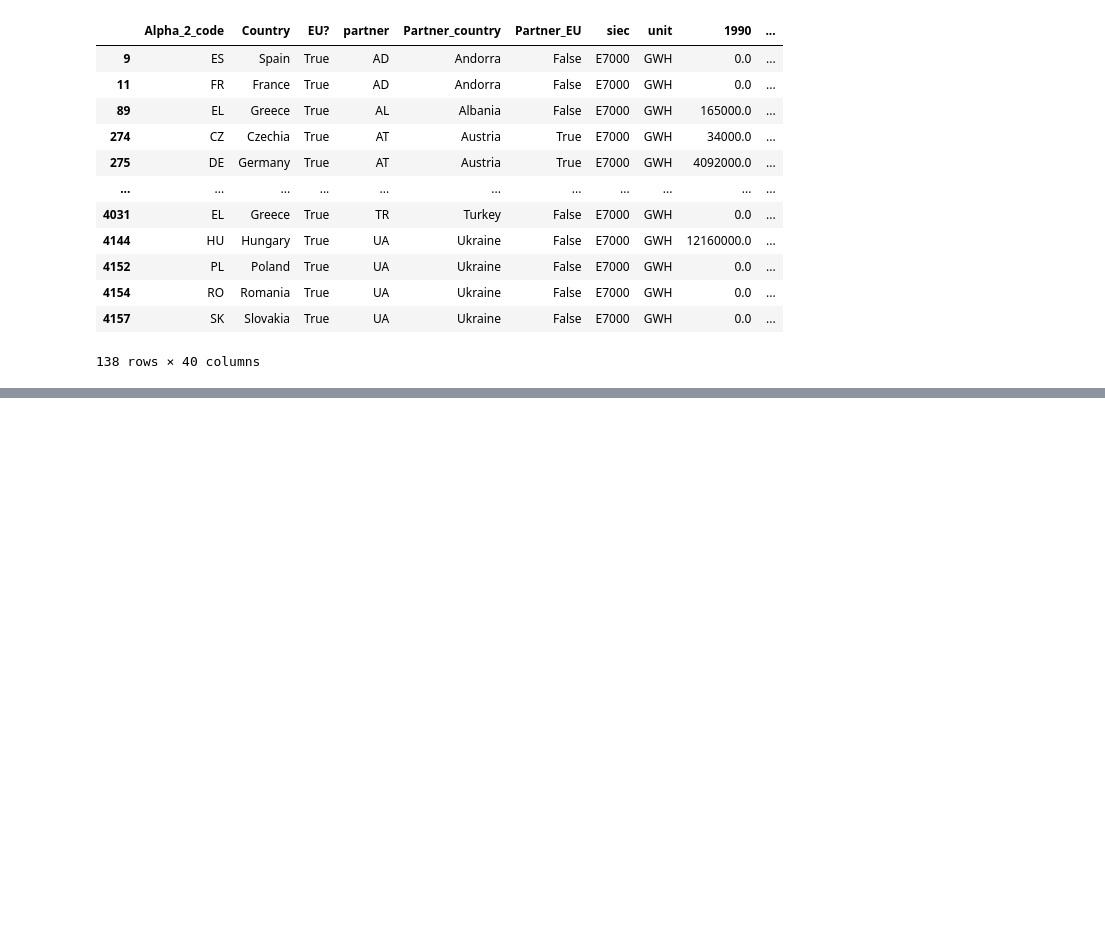
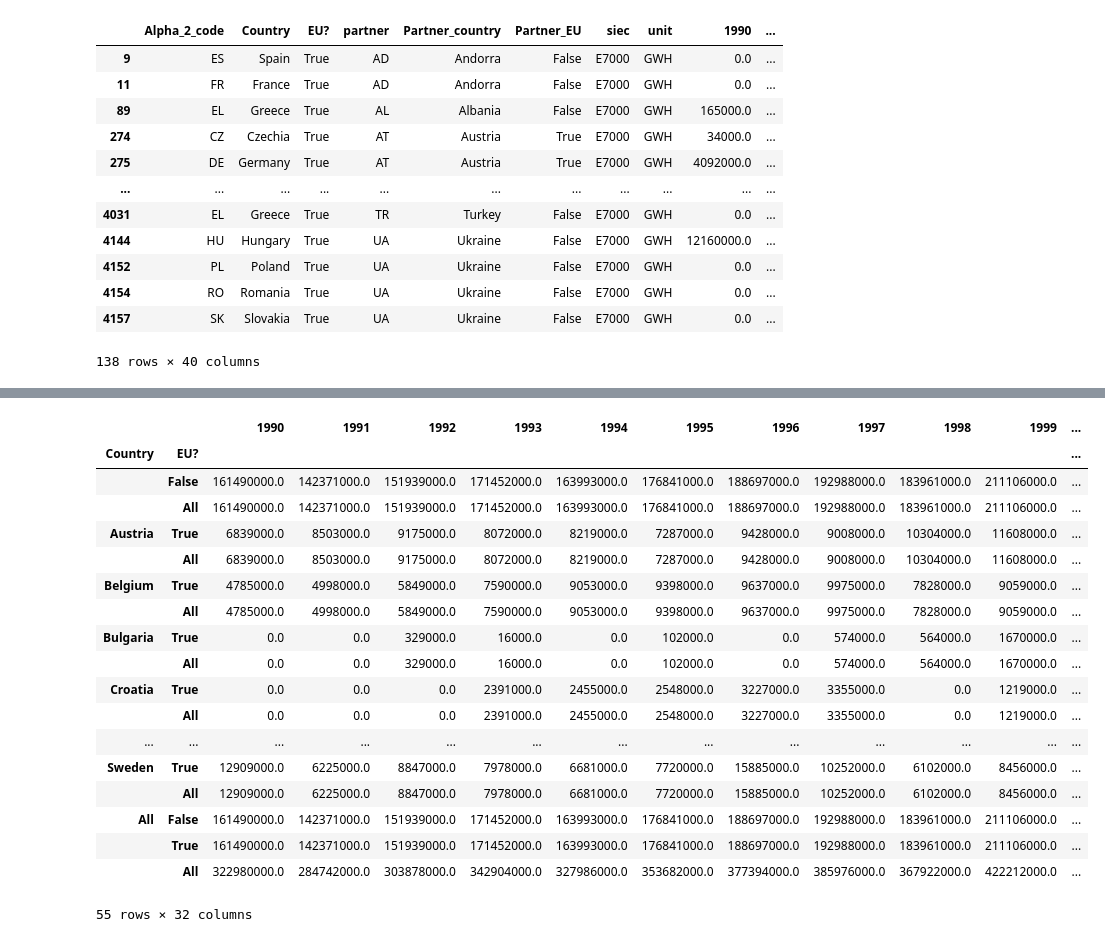
Before and after one commit to SinanSeyhan/green-electricity-project, a Jupyter notebook: notebooks/IMPORTS_FRANK.ipynb, the cells around one changed output, grey strips where cells are left out. Cells and saved outputs as stored; diff of their text form; code cells hidden in the pictures; blank space fills up the shorter version.

```diff
--- a/notebooks/IMPORTS_FRANK.ipynb
+++ b/notebooks/IMPORTS_FRANK.ipynb
@@ -734,0 +849,3 @@ KeyError: 'Column not found: False'
+# %%
+EU_Totals['EU?']=EU_Totals['EU?'].astype(bool)
+EU_Totals
@@ -734,0 +866,29 @@ KeyError: 'Column not found: False'
+# %%
+import numpy as np
+EU_subtotals = pd.pivot_table(EU_Totals, values = ['1990', '1991', '1992', '1993', '1994', '1995', '1996', '1997', '1998', '1999',
+                             '2000', '2001', '2002', '2003', '2004', '2005', '2006', '2007', '2008', '2009',
+                             '2010', '2011', '2012', '2013', '2014', '2015', '2016', '2017', '2018', '2019',
+                             '2020', 'TOTAL'],
+                              index=['Country'], columns=['EU?'], aggfunc=np.sum, margins=True)
+
+EU_subtotals.stack()
+# %% [output]
+|  |  | 1990 | 1991 | 1992 | 1993 | 1994 | 1995 | 1996 | 1997 | 1998 | 1999 | ... |
+| Country | EU? |  |  |  |  |  |  |  |  |  |  | ... |
+|  | False | 161490000.0 | 142371000.0 | 151939000.0 | 171452000.0 | 163993000.0 | 176841000.0 | 188697000.0 | 192988000.0 | 183961000.0 | 211106000.0 | ... |
+|  | All | 161490000.0 | 142371000.0 | 151939000.0 | 171452000.0 | 163993000.0 | 176841000.0 | 188697000.0 | 192988000.0 | 183961000.0 | 211106000.0 | ... |
+| Austria | True | 6839000.0 | 8503000.0 | 9175000.0 | 8072000.0 | 8219000.0 | 7287000.0 | 9428000.0 | 9008000.0 | 10304000.0 | 11608000.0 | ... |
+|  | All | 6839000.0 | 8503000.0 | 9175000.0 | 8072000.0 | 8219000.0 | 7287000.0 | 9428000.0 | 9008000.0 | 10304000.0 | 11608000.0 | ... |
+| Belgium | True | 4785000.0 | 4998000.0 | 5849000.0 | 7590000.0 | 9053000.0 | 9398000.0 | 9637000.0 | 9975000.0 | 7828000.0 | 9059000.0 | ... |
+|  | All | 4785000.0 | 4998000.0 | 5849000.0 | 7590000.0 | 9053000.0 | 9398000.0 | 9637000.0 | 9975000.0 | 7828000.0 | 9059000.0 | ... |
+| Bulgaria | True | 0.0 | 0.0 | 329000.0 | 16000.0 | 0.0 | 102000.0 | 0.0 | 574000.0 | 564000.0 | 1670000.0 | ... |
+|  | All | 0.0 | 0.0 | 329000.0 | 16000.0 | 0.0 | 102000.0 | 0.0 | 574000.0 | 564000.0 | 1670000.0 | ... |
+| Croatia | True | 0.0 | 0.0 | 0.0 | 2391000.0 | 2455000.0 | 2548000.0 | 3227000.0 | 3355000.0 | 0.0 | 1219000.0 | ... |
+|  | All | 0.0 | 0.0 | 0.0 | 2391000.0 | 2455000.0 | 2548000.0 | 3227000.0 | 3355000.0 | 0.0 | 1219000.0 | ... |
+| ... | ... | ... | ... | ... | ... | ... | ... | ... | ... | ... | ... | ... |
+| Sweden | True | 12909000.0 | 6225000.0 | 8847000.0 | 7978000.0 | 6681000.0 | 7720000.0 | 15885000.0 | 10252000.0 | 6102000.0 | 8456000.0 | ... |
+|  | All | 12909000.0 | 6225000.0 | 8847000.0 | 7978000.0 | 6681000.0 | 7720000.0 | 15885000.0 | 10252000.0 | 6102000.0 | 8456000.0 | ... |
+| All | False | 161490000.0 | 142371000.0 | 151939000.0 | 171452000.0 | 163993000.0 | 176841000.0 | 188697000.0 | 192988000.0 | 183961000.0 | 211106000.0 | ... |
+|  | True | 161490000.0 | 142371000.0 | 151939000.0 | 171452000.0 | 163993000.0 | 176841000.0 | 188697000.0 | 192988000.0 | 183961000.0 | 211106000.0 | ... |
+|  | All | 322980000.0 | 284742000.0 | 303878000.0 | 342904000.0 | 327986000.0 | 353682000.0 | 377394000.0 | 385976000.0 | 367922000.0 | 422212000.0 | ... |
+55 rows × 32 columns
```
Also changed, not shown: parts of 14 cells of this notebook, 4 other files.
